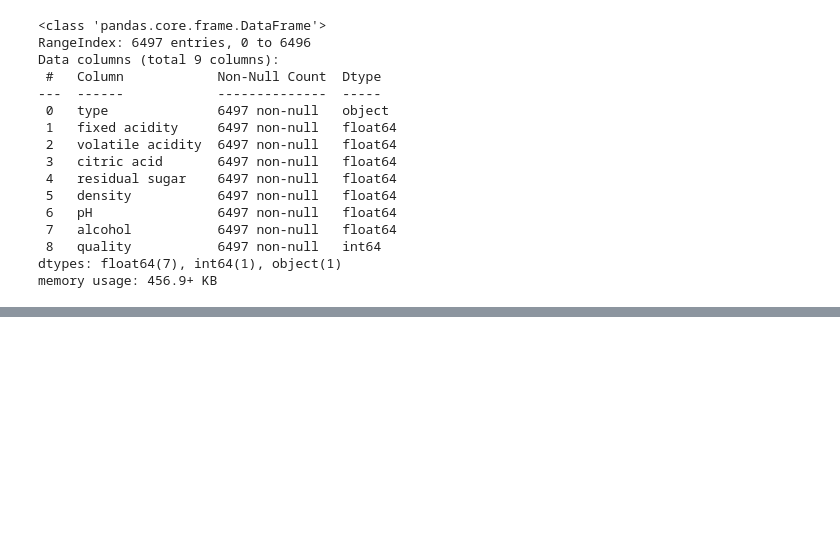
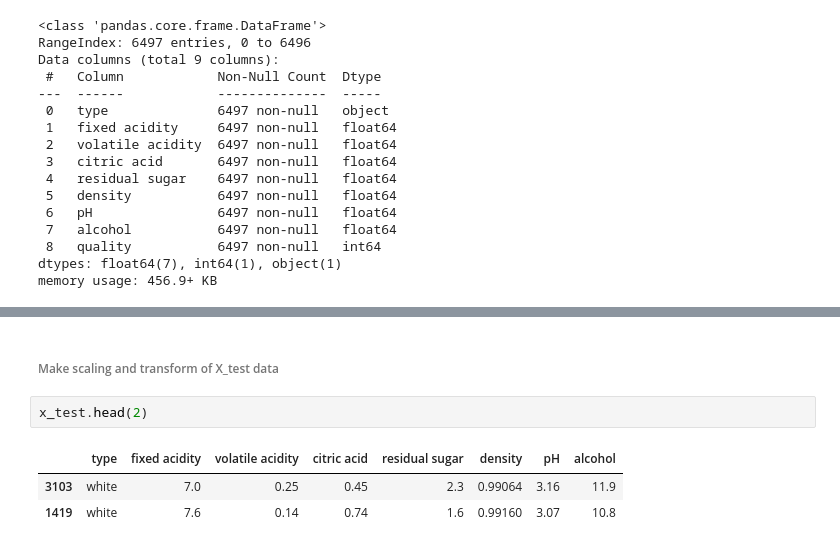
Before and after one commit to YuweAEC/wine_quality_prediction, a Jupyter notebook: data_preprocessing.ipynb, the cells around one changed output, grey strips where cells are left out. Saved outputs shown, nothing was run; the diff lists cells and outputs as text; blank space fills up the shorter version.

```diff
--- a/data_preprocessing.ipynb
+++ b/data_preprocessing.ipynb
@@ -166,0 +237,8 @@ memory usage: 456.9+ KB
+# %% [markdown]
+###### Make scaling and transform of X_test data
+# %%
+x_test.head(2)
+# %% [output]
+|  | type | fixed acidity | volatile acidity | citric acid | residual sugar | density | pH | alcohol |
+| 3103 | white | 7.0 | 0.25 | 0.45 | 2.3 | 0.99064 | 3.16 | 11.9 |
+| 1419 | white | 7.6 | 0.14 | 0.74 | 1.6 | 0.99160 | 3.07 | 10.8 |
```
Also changed, not shown: parts of 13 cells of this notebook, 1 other file.
